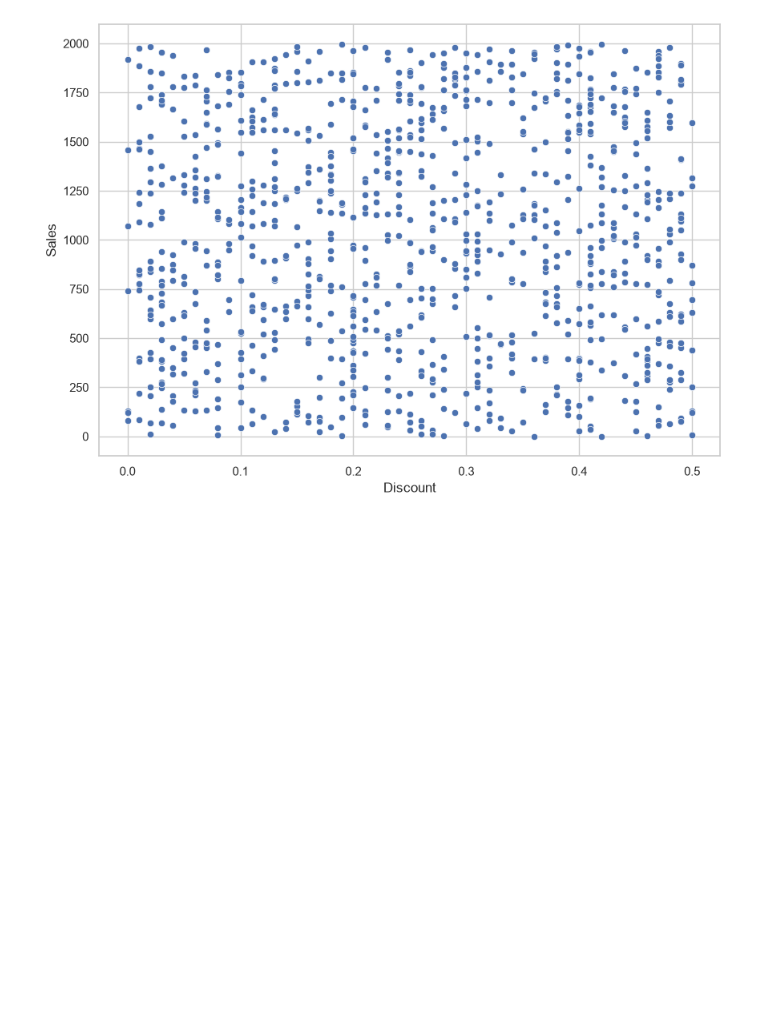
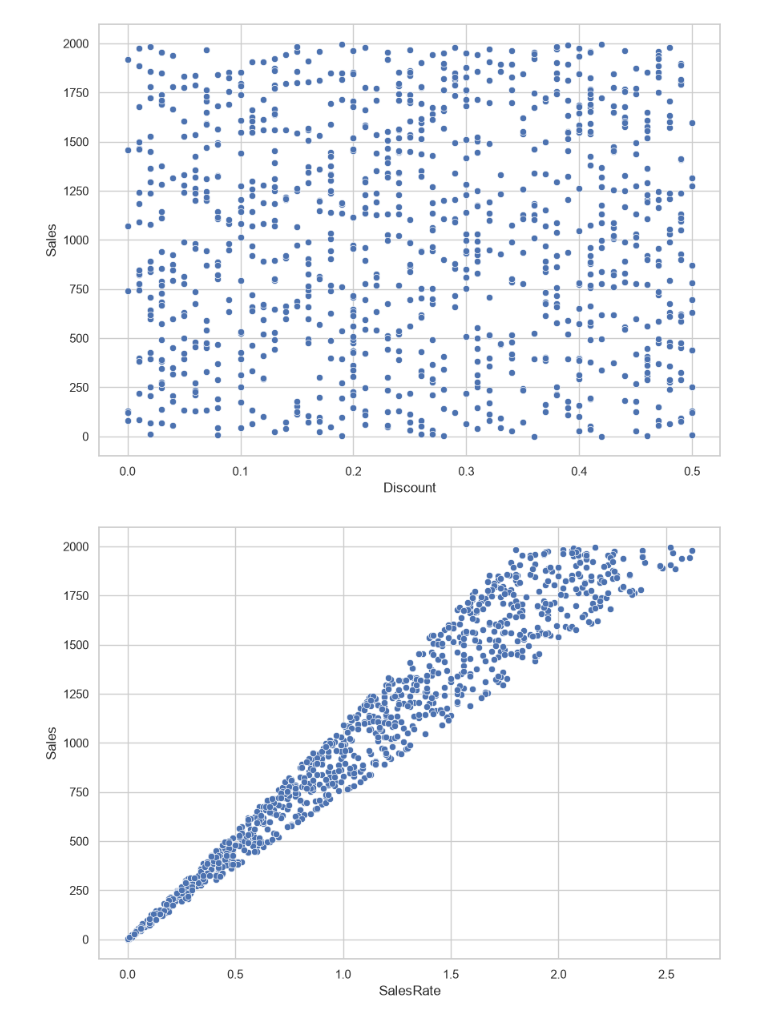
Before and after one commit to Reyal335/SQL-and-EDA--E-Commerce-Business-Questions, a Jupyter notebook: notebooks/01_EDA.ipynb, the cells around one changed output. Drawn from its saved outputs; the diff is of its cells as text; code cells hidden in the pictures; blank space fills up the shorter version.

Commit message:
some scatter plots

```diff
--- a/notebooks/01_EDA.ipynb
+++ b/notebooks/01_EDA.ipynb
@@ -277,3 +277,15 @@ ax = sns.scatterplot(
 plt.show()
 # %% [output]
 [figure]
+# %%
+plt.figure(figsize=(10, 7))
+
+ax = sns.scatterplot(
+    data=df,
+    x="SalesRate",
+    y="Sales"
+)
+
+plt.show()
+# %% [output]
+[figure, added]
```
Also changed, not shown: parts of 1 cell of this notebook, 1 other file.
